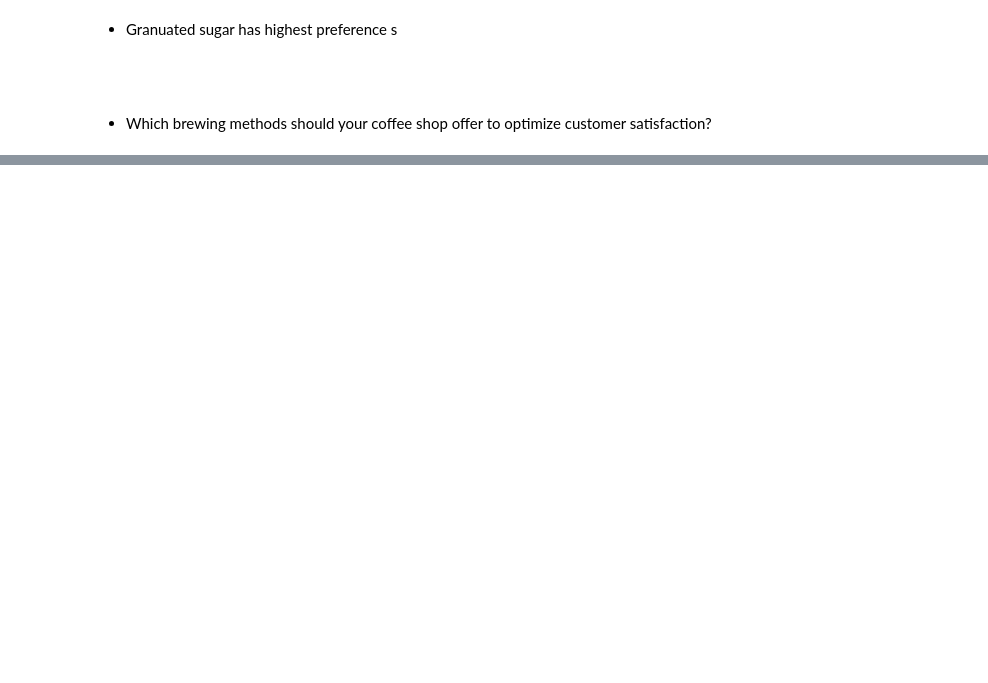
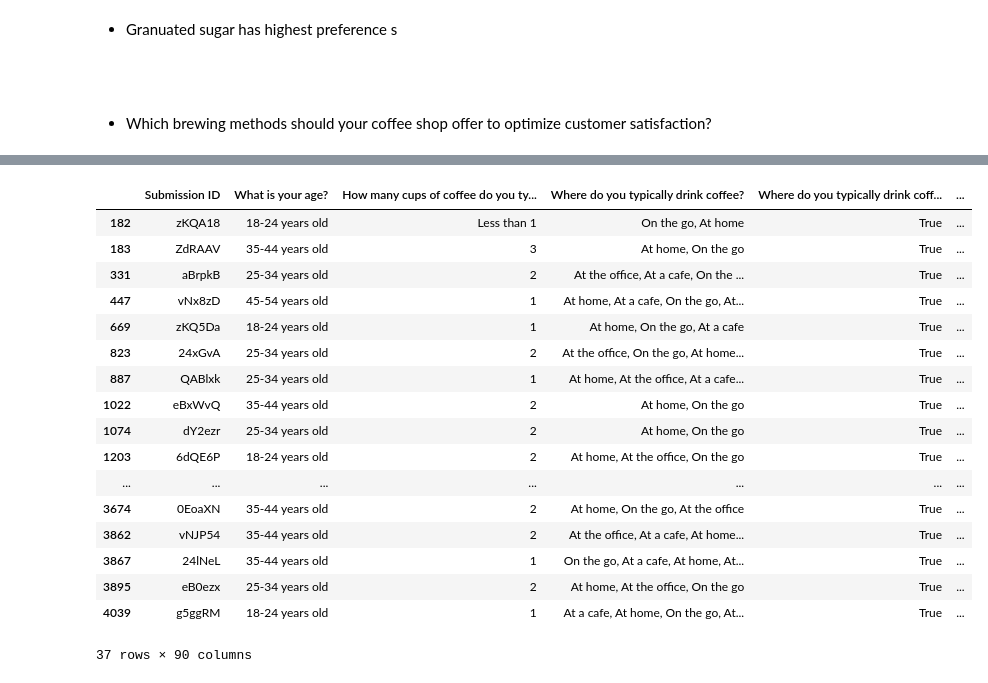
Before and after one commit to sanagahoi/Python_labs, a Jupyter notebook: cisco-labs/coffee-survey-project/coffee-survey-project.ipynb, the cells around one changed output, grey strips where cells are left out. Drawn from its saved outputs; the diff is of its cells as text; code cells hidden in the pictures; blank space fills up the shorter version.

Commit message:
exploring other methods

```diff
--- a/cisco-labs/coffee-survey-project/coffee-survey-project.ipynb
+++ b/cisco-labs/coffee-survey-project/coffee-survey-project.ipynb
@@ -409,0 +454,3 @@ brew_col = [
+# %%
+df = pd.read_csv('coffee-survey-full-dataset.csv')
+df.head()
@@ -409,0 +503,3 @@ brew_col = [
+# %%
+cols = df.filter(like='What kind of flavorings')
+cols
@@ -409,0 +520,3 @@ brew_col = [
+# %%
+df1 = df.drop(columns=cols)
+(df1.isna().sum()).sort_values(ascending=False)
@@ -409,0 +536,22 @@ brew_col = [
+# %%
+col = ['What other flavoring do you use?',
+       'Gender (please specify)',
+       'Where else do you purchase coffee?',
+       'What else do you add to your coffee?',
+       'Ethnicity/Race (please specify)',
+       'Please specify what your favorite coffee drink is',
+       'Other reason for drinking coffee',
+       'What kind of sugar or sweetener do you add?',
+       'What kind of sugar or sweetener do you add? (Stevia)',
+       'What kind of sugar or sweetener do you add? (Maple Syrup)',
+       'What kind of sugar or sweetener do you add? (Raw Sugar (Turbinado))',
+       'What kind of sugar or sweetener do you add? (Honey)',
+       'What kind of sugar or sweetener do you add? (Brown Sugar)',
+       'What kind of sugar or sweetener do you add? (Artificial Sweeteners (e.g., Splenda))',
+       'What kind of sugar or sweetener do you add? (Agave Nectar)',
+       'What kind of sugar or sweetener do you add? (Granulated Sugar)'
+
+ ]
+
+df2 = df1.drop(columns=col)
+df2
@@ -409,0 +572,22 @@ brew_col = [
+# %%
+df3 = df2.dropna()
+df3
+# %% [output]
+|  | Submission ID | What is your age? | How many cups of coffee do you ty... | Where do you typically drink coffee? | Where do you typically drink coff... | ... |
+| 182 | zKQA18 | 18-24 years old | Less than 1 | On the go, At home | True | ... |
+| 183 | ZdRAAV | 35-44 years old | 3 | At home, On the go | True | ... |
+| 331 | aBrpkB | 25-34 years old | 2 | At the office, At a cafe, On the ... | True | ... |
+| 447 | vNx8zD | 45-54 years old | 1 | At home, At a cafe, On the go, At... | True | ... |
+| 669 | zKQ5Da | 18-24 years old | 1 | At home, On the go, At a cafe | True | ... |
+| 823 | 24xGvA | 25-34 years old | 2 | At the office, On the go, At home... | True | ... |
+| 887 | QABlxk | 25-34 years old | 1 | At home, At the office, At a cafe... | True | ... |
+| 1022 | eBxWvQ | 35-44 years old | 2 | At home, On the go | True | ... |
+| 1074 | dY2ezr | 25-34 years old | 2 | At home, On the go | True | ... |
+| 1203 | 6dQE6P | 18-24 years old | 2 | At home, At the office, On the go | True | ... |
+| ... | ... | ... | ... | ... | ... | ... |
+| 3674 | 0EoaXN | 35-44 years old | 2 | At home, On the go, At the office | True | ... |
+| 3862 | vNJP54 | 35-44 years old | 2 | At the office, At a cafe, At home... | True | ... |
+| 3867 | 24lNeL | 35-44 years old | 1 | On the go, At a cafe, At home, At... | True | ... |
+| 3895 | eB0ezx | 25-34 years old | 2 | At home, At the office, On the go | True | ... |
+| 4039 | g5ggRM | 18-24 years old | 1 | At a cafe, At home, On the go, At... | True | ... |
+37 rows × 90 columns
```
Also changed, not shown: parts of 32 cells of this notebook.
